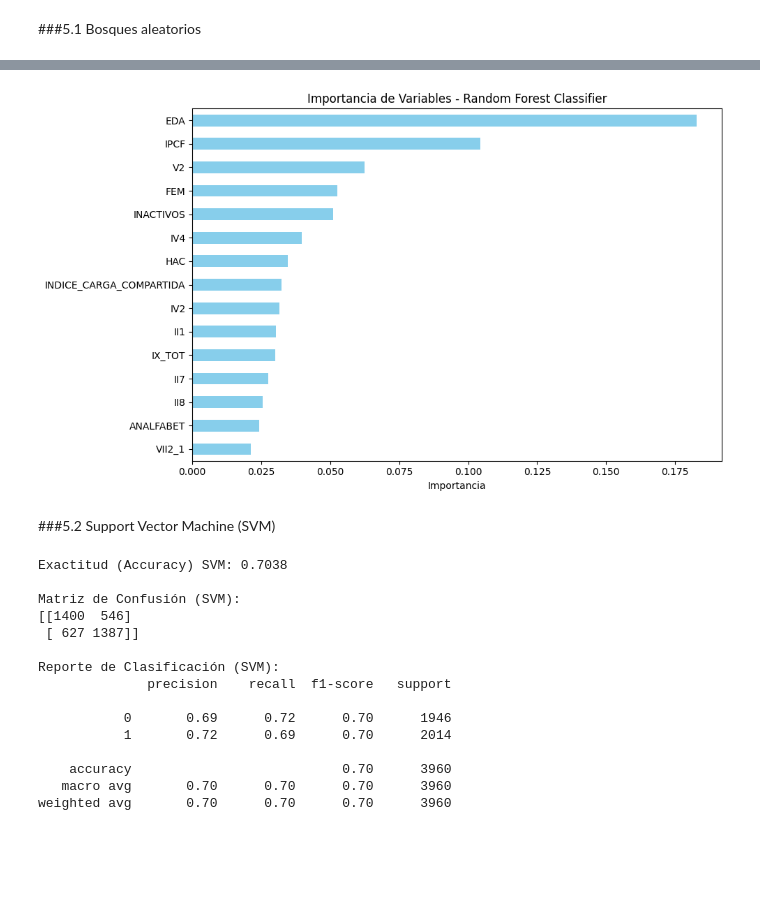
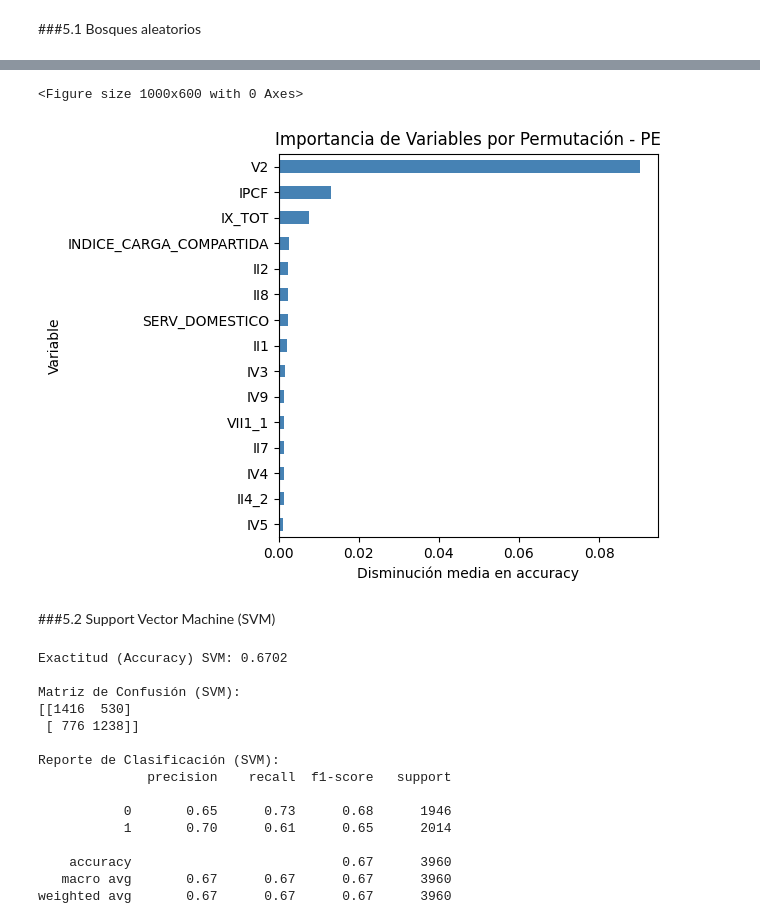
Before and after one commit to santiagoriverti/prediccion_nivel_educativo, a Jupyter notebook: scripts/prediccion_nivel_educativo.ipynb, the cells around one changed output, grey strips where cells are left out. Cells and saved outputs as stored; diff of their text form; code cells hidden in the pictures; blank space fills up the shorter version.

```diff
--- a/scripts/prediccion_nivel_educativo.ipynb
+++ b/scripts/prediccion_nivel_educativo.ipynb
@@ -717,17 +759,19 @@ weighted avg       0.71      0.71      0.71      3960
 ###5.1 Bosques aleatorios
 # %%
 # ============================================================
-# 14. Clasificación: Random Forest Classifier con GridSearchCV
+# 15. Clasificación: Random Forest Classifier con GridSearchCV
 # ============================================================
 
 # ------------------------------------------------------------
-# 1. Preparación de datos (X e y)
+# 15.1. Preparación de datos (X e y)
 # ------------------------------------------------------------
 columnas_excluidas_clasif = [
     'NE', 'PE', 'PONDERA', 'PONDIH',
     'EDA_sum', 'FEM_sum', 'ANALFABET_sum',
-    'DESOCUP_sum', 'INACTIVOS_sum', 'IEAE_sum'
+    'DESOCUP_sum', 'INACTIVOS_sum', 'IEAE_sum',
+    'EDA', 'FEM', 'ANALFABET', 'DESOCUP', 'INACTIVOS'
 ]
+
 
 X = df_modelo.drop(columns=columnas_excluidas_clasif, errors='ignore')
 y = df_modelo['PE']
@@ -740,14 +784,14 @@ X = pd.get_dummies(X, columns=[c for c in categoricas if c in X.columns], drop_f
 X = X.select_dtypes(include=[np.number])
 
 # ------------------------------------------------------------
-# 2. División entrenamiento / prueba
+# 15.2. División entrenamiento / prueba
 # ------------------------------------------------------------
 X_train, X_test, y_train, y_test = train_test_split(
     X, y, test_size=0.25, random_state=0
 )
 
 # ------------------------------------------------------------
-# 3. Definición de hiperparámetros y GridSearchCV
+# 15.3. Definición de hiperparámetros y GridSearchCV
 # ------------------------------------------------------------
 param_grid = {
     'n_estimators': [100],
@@ -769,13 +813,13 @@ grid_search = GridSearchCV(
 )
 
 # ------------------------------------------------------------
-# 4. Ajuste del modelo con búsqueda de grilla
+# 15.4. Ajuste del modelo con búsqueda de grilla
 # ------------------------------------------------------------
 grid_search.fit(X_train, y_train)
 best_rf_clf = grid_search.best_estimator_
 
 # ------------------------------------------------------------
-# 5. Evaluación del mejor modelo
+# 15.5. Evaluación del mejor modelo
 # ------------------------------------------------------------
 y_pred_best = best_rf_clf.predict(X_test)
 
@@ -814,24 +894,34 @@ weighted avg       0.72      0.72      0.72      3960
 # %%
-# ============================================================
-# 15. Importancia de variables en Random Forest Classifier (PE)
-# ============================================================
+# ------------------------------------------------------------
+# 17. Importancia de variables por Permutación (clasificación PE)
+# ------------------------------------------------------------
+from sklearn.inspection import permutation_importance
 
-# ------------------------------------------------------------
-# 1. Cálculo de importancias
-# ------------------------------------------------------------
-importances_clf = pd.Series(best_rf_clf.feature_importances_, index=X.columns)
-importances_clf_sorted = importances_clf.sort_values(ascending=False)
+# Calcular importancia por permutación sobre el set de prueba
+result = permutation_importance(
+    best_rf_clf, X_test, y_test,
+    n_repeats=10,
+    random_state=0,
+    n_jobs=-1
+)
 
-# ------------------------------------------------------------
-# 2. Visualización de las 15 variables más importantes
-# ------------------------------------------------------------
-print("\nTop 15 variables más importantes para predecir PE (Random Forest Classifier):")
-print(importances_clf_sorted.head(15))
+# Crear DataFrame con resultados
+perm_importance_df = pd.DataFrame({
+    'Variable': X_test.columns,
+    'Importancia': result.importances_mean
+}).sort_values(by='Importancia', ascending=False)
 
+# Mostrar top 15
+print("\nTop 15 variables más importantes según Permutation Importance (clasificación PE):")
+print(perm_importance_df.head(15))
+
+# Gráfico
 plt.figure(figsize=(10, 6))
-importances_clf_sorted.head(15).plot(kind='barh', color='skyblue')
-plt.title("Importancia de Variables - Random Forest Classifier")
-plt.xlabel("Importancia")
+perm_importance_df.head(15).set_index('Variable').plot(
+    kind='barh', legend=False, color='steelblue'
+)
+plt.title("Importancia de Variables por Permutación - PE")
+plt.xlabel("Disminución media en accuracy")
 plt.gca().invert_yaxis()
 plt.tight_layout()
 plt.show()
@@ -856,9 +946,10 @@ dtype: float64
+<Figure size 1000x600 with 0 Axes>
-[figure, old version]
+[figure, new version]
 # %% [markdown]
 ###5.2 Support Vector Machine (SVM)
 # %%
 # ============================================================
-# 16. Clasificación: Support Vector Machine (SVM)
+# 18. Clasificación: Support Vector Machine (SVM)
 # ============================================================
 
 # ------------------------------------------------------------
@@ -892,18 +983,18 @@ print(conf_mat_svm)
 print("\nReporte de Clasificación (SVM):")
 print(report_svm)
 # %% [output]
-Exactitud (Accuracy) SVM: 0.7038
+Exactitud (Accuracy) SVM: 0.6702
 
 Matriz de Confusión (SVM):
-[[1400  546]
- [ 627 1387]]
+[[1416  530]
+ [ 776 1238]]
 
 Reporte de Clasificación (SVM):
               precision    recall  f1-score   support
 
-           0       0.69      0.72      0.70      1946
-           1       0.72      0.69      0.70      2014
+           0       0.65      0.73      0.68      1946
+           1       0.70      0.61      0.65      2014
 
-    accuracy                           0.70      3960
-   macro avg       0.70      0.70      0.70      3960
-weighted avg       0.70      0.70      0.70      3960
+    accuracy                           0.67      3960
+   macro avg       0.67      0.67      0.67      3960
+weighted avg       0.67      0.67      0.67      3960
```
Also changed, not shown: parts of 13 cells of this notebook.
